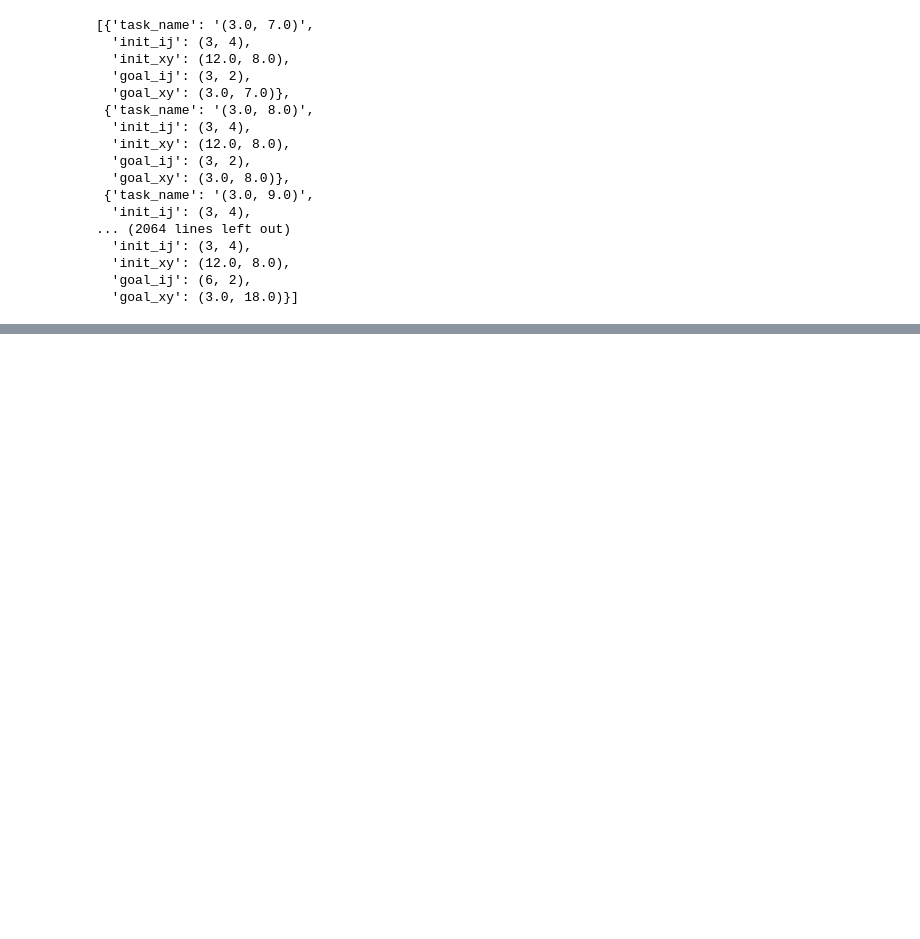
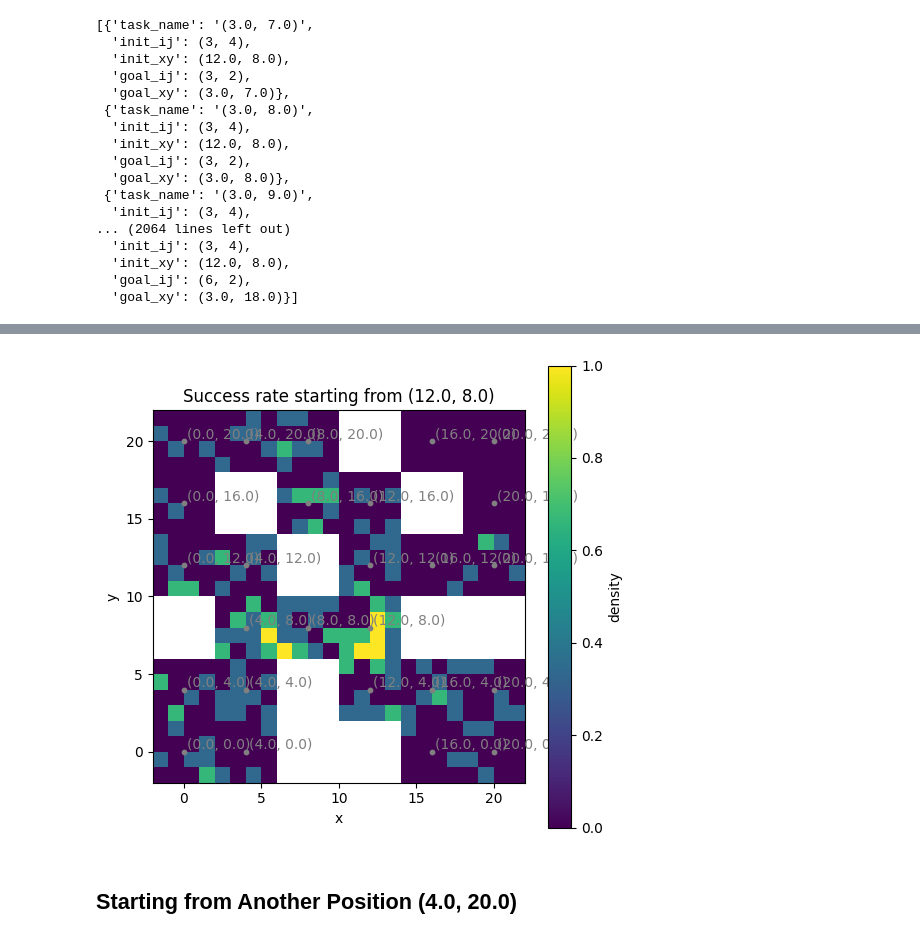
Before and after one commit to jnzhao3/horizon-reduction, a Jupyter notebook: simulation_1.ipynb, the cells around one changed output, grey strips where cells are left out. Cells and saved outputs as stored; diff of their text form; code cells hidden in the pictures; blank space fills up the shorter version.

```diff
--- a/simulation_1.ipynb
+++ b/simulation_1.ipynb
@@ -385,4 +399,19 @@ NameError: name 'eval_metrics' is not defined
+# %%
+success_data_dict = {}
+
+for k, v in eval_metrics.items():
+    goal_xy = k[11:]
+    goal_xy = goal_xy[: -8]
+    if goal_xy != 'overall':
+        goal_xy = eval(goal_xy)
+        success_data_dict[goal_xy] = v
+# %%
+plot_heatmap(success_data_dict, 'x', 'y', 'Success rate starting from (12.0, 8.0)')
+# %% [output]
+[figure, added]
 # %%
 # {'evaluation/special_task1_success': 0.4,
 #  'evaluation/special_task2_success': 0.3,
 #  'evaluation/overall_success': 0.35}
+# %% [markdown]
+## Starting from Another Position (4.0, 20.0)
```
Also changed, not shown: parts of 9 cells of this notebook.
